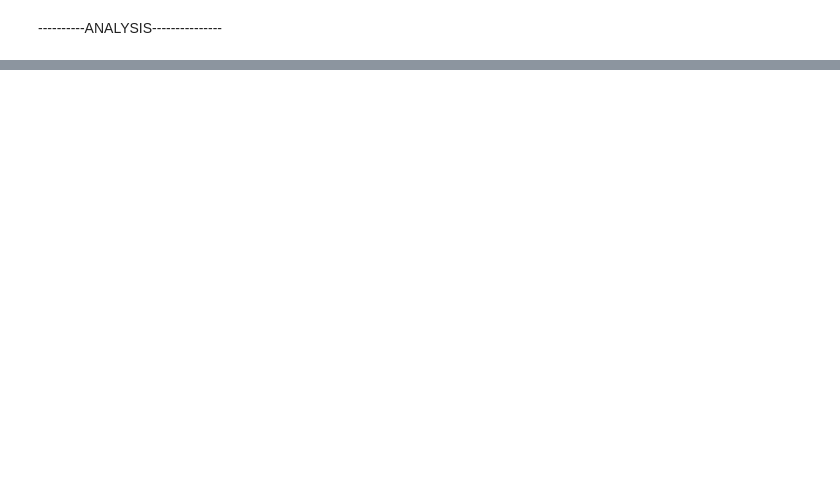
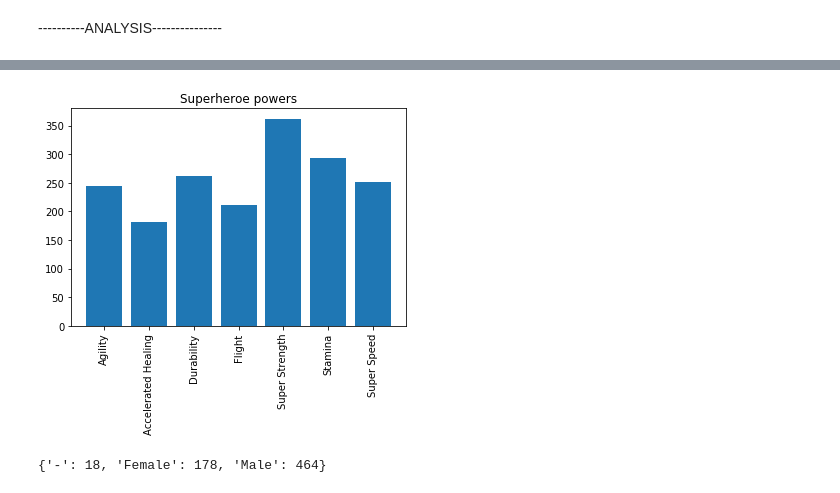
Before and after one commit to JavierLuna/data-labs, a Jupyter notebook: module-1/pipelines-project/your-code/Superheroes.ipynb, the cells around one changed output, grey strips where cells are left out. Drawn from its saved outputs; the diff is of its cells as text; code cells hidden in the pictures; blank space fills up the shorter version.

```diff
--- a/module-1/pipelines-project/your-code/Superheroes.ipynb
+++ b/module-1/pipelines-project/your-code/Superheroes.ipynb
@@ -306,0 +267,11 @@ Name: 562, dtype: object
+# %%
+def column_values_sum(df, column, value): #Return column + values sum
+    return column, (df[column] == value).sum()
+# %%
+Powers = []
+for value in superheroes_powers.columns[1:]:
+    Powers.append(column_values_sum(superheroes_full_data, value, "X"))
+
+Powers = dict(Powers)
+
+pprint(Powers)
@@ -306,0 +286,8 @@ Name: 562, dtype: object
+# %%
+plt.bar(range(len(Powers)), Powers.values(), align = "center")
+plt.xticks(range(len(Powers)), list(Powers.keys()), rotation = "vertical")
+plt.title("Superheroe powers")
+
+plt.show()
+# %% [output]
+[figure, added]
@@ -306,0 +297,10 @@ Name: 562, dtype: object
+# %%
+Gender = []
+for value in superheroes_full_data.Gender:
+    Gender.append(column_values_sum2(superheroes_full_data, "Gender", value))
+
+Gender = dict(Gender)
+
+pprint(Gender)
+# %% [output]
+{'-': 18, 'Female': 178, 'Male': 464}
```
Also changed, not shown: parts of 13 cells of this notebook.
